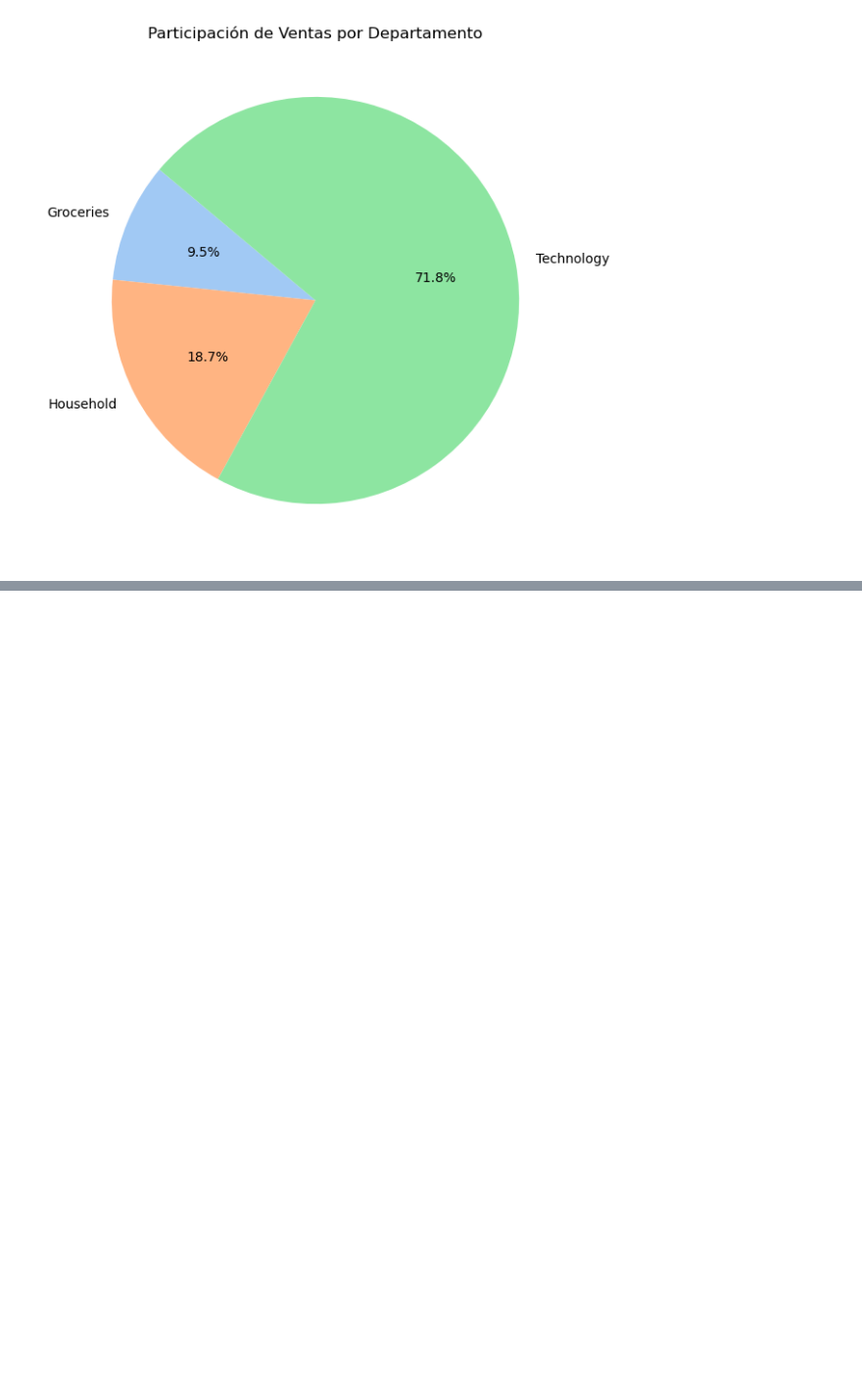
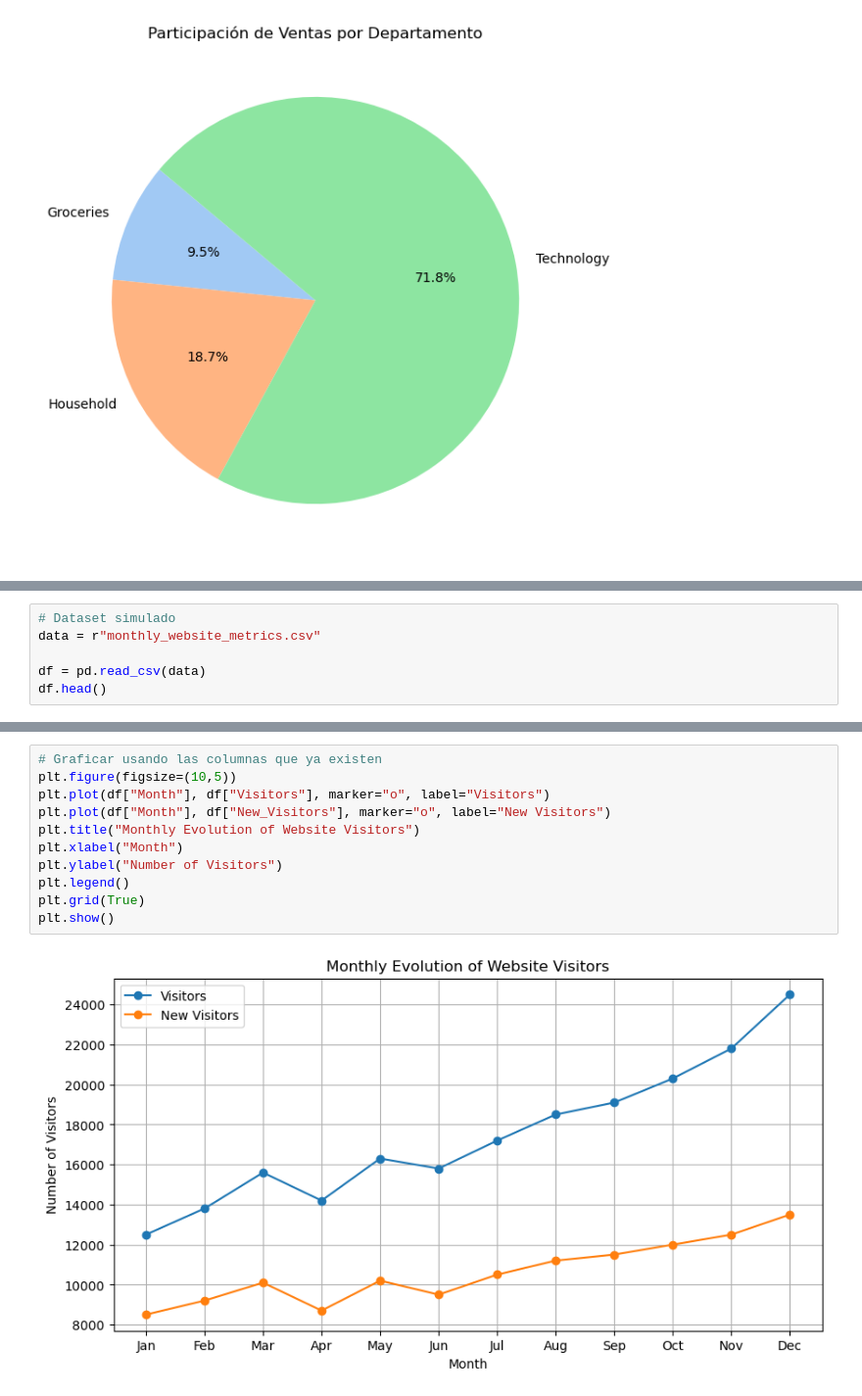
Before and after one commit to Martin0506/Taller3_BigData, a Jupyter notebook: Taller3.ipynb, the cells around one changed output, grey strips where cells are left out. Shown at 98% size. Saved outputs shown, nothing was run; the diff lists cells and outputs as text; blank space fills up the shorter version.

```diff
--- a/Taller3.ipynb
+++ b/Taller3.ipynb
@@ -138,0 +141,6 @@ Passing `palette` without assigning `hue` is deprecated and will be removed in v
+# %%
+# Dataset simulado
+data = r"monthly_website_metrics.csv"
+
+df = pd.read_csv(data)
+df.head()
@@ -138,0 +154,13 @@ Passing `palette` without assigning `hue` is deprecated and will be removed in v
+# %%
+# Graficar usando las columnas que ya existen
+plt.figure(figsize=(10,5))
+plt.plot(df["Month"], df["Visitors"], marker="o", label="Visitors")
+plt.plot(df["Month"], df["New_Visitors"], marker="o", label="New Visitors")
+plt.title("Monthly Evolution of Website Visitors")
+plt.xlabel("Month")
+plt.ylabel("Number of Visitors")
+plt.legend()
+plt.grid(True)
+plt.show()
+# %% [output]
+[figure, added]
```
Also changed, not shown: parts of 2 cells of this notebook.
